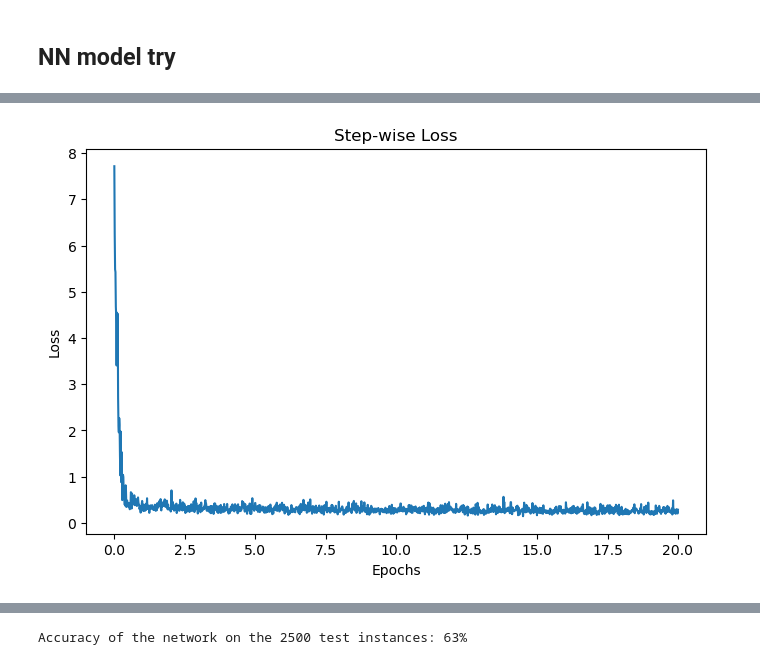
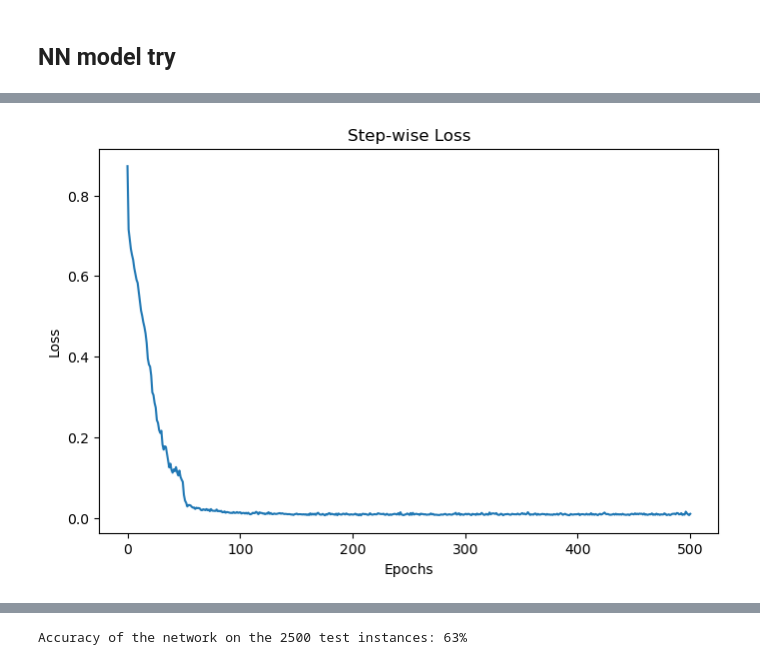
Before and after one commit to YufanQie/MLinPhotonTiming, a Jupyter notebook: PT_pytorchNN.ipynb, the cells around one changed output, grey strips where cells are left out. Saved outputs shown, nothing was run; the diff lists cells and outputs as text; code cells hidden in the pictures.

```diff
--- a/PT_pytorchNN.ipynb
+++ b/PT_pytorchNN.ipynb
@@ -45,11 +45,24 @@ class Data(Dataset):
         return self.len
 
 scaler = StandardScaler()
-wave_norm = scaler.fit_transform(wave_train)
-train_data = Data(wave_norm, NumPh_train)
+wave_norm_train = scaler.fit_transform(wave_train)
+train_data = Data(wave_norm_train, NumPh_train)
 train_dataloader = DataLoader(dataset=train_data, batch_size=batch_size, shuffle=True)
-test_data = Data(wave_test, NumPh_test)
+
+wave_norm_test = scaler.fit_transform(wave_test)
+test_data = Data(wave_norm_test, NumPh_test)
 test_dataloader = DataLoader(dataset=test_data, batch_size=batch_size, shuffle=True)
+# %%
+def Accuracy(Model_trained,dataSet):
+    correct,total = 0,0
+    with torch.no_grad():
+        for X, y in dataSet:
+            outputs = model(X)
+            _, predicted = torch.max(outputs.data, dim=1)
+            total += y.size(0)
+            correct += (predicted == y).sum().item()
+    acc = (100 * correct // total)
+    return acc
 # %%
 # for batch, (X, y) in enumerate(train_dataloader):
 #     print(f"Batch: {batch+1}")
@@ -60,21 +73,34 @@ test_dataloader = DataLoader(dataset=test_data, batch_size=batch_size, shuffle=T
 model = GFNN(layer_num, n_input, n_hidden, n_out)
 #print(model)
 # %%
-loss_fn = nn.MSELoss()
+loss_fn = nn.CrossEntropyLoss()
 optimizer = torch.optim.Adam(model.parameters(), lr=learning_rate)
 # %%
-num_epochs = 20
+num_epochs = 500
 loss_values = []
+test_acc, train_acc = [],[]
+for epoch in tqdm(range(num_epochs)):
+    loss_epoch= 0
 
+    if((epoch % 50)==0 and epoch!=0):
+        for g in optimizer.param_groups:
+            print(g['lr'])
+            g['lr'] = g['lr']/10.
 
-for epoch in tqdm(range(num_epochs)):
     for X, y in train_dataloader:
+
         # zero the parameter gradients
         optimizer.zero_grad()
 
         # forward + backward + optimize
         pred = model(X)
-        loss = loss_fn(pred, y.unsqueeze(-1))
-        loss_values.append(loss.item())
+        loss = loss_fn(pred, y.long())
+        loss_epoch+=loss.item()
         loss.backward()
         optimizer.step()
+
+    if((epoch % 10)==0 and epoch!=0):
+        train_acc.append(Accuracy(model,train_dataloader))
+        test_acc.append(Accuracy(model,test_dataloader))
+
+    loss_values.append(loss_epoch/len(train_dataloader))
@@ -81,12 +117,12 @@ for epoch in tqdm(range(num_epochs)):
 # %%
-step = np.linspace(0, 20, 1500)
+step = np.linspace(0, int(num_epochs), int(num_epochs))
 
 fig, ax = plt.subplots(figsize=(8,5))
 plt.plot(step, np.array(loss_values))
 plt.title("Step-wise Loss")
 plt.xlabel("Epochs")
 plt.ylabel("Loss")
 #plt.yscale('log')
 plt.show()
 # %% [output]
-[figure, old version]
+[figure, new version]
```
Also changed, not shown: parts of 25 cells of this notebook.
